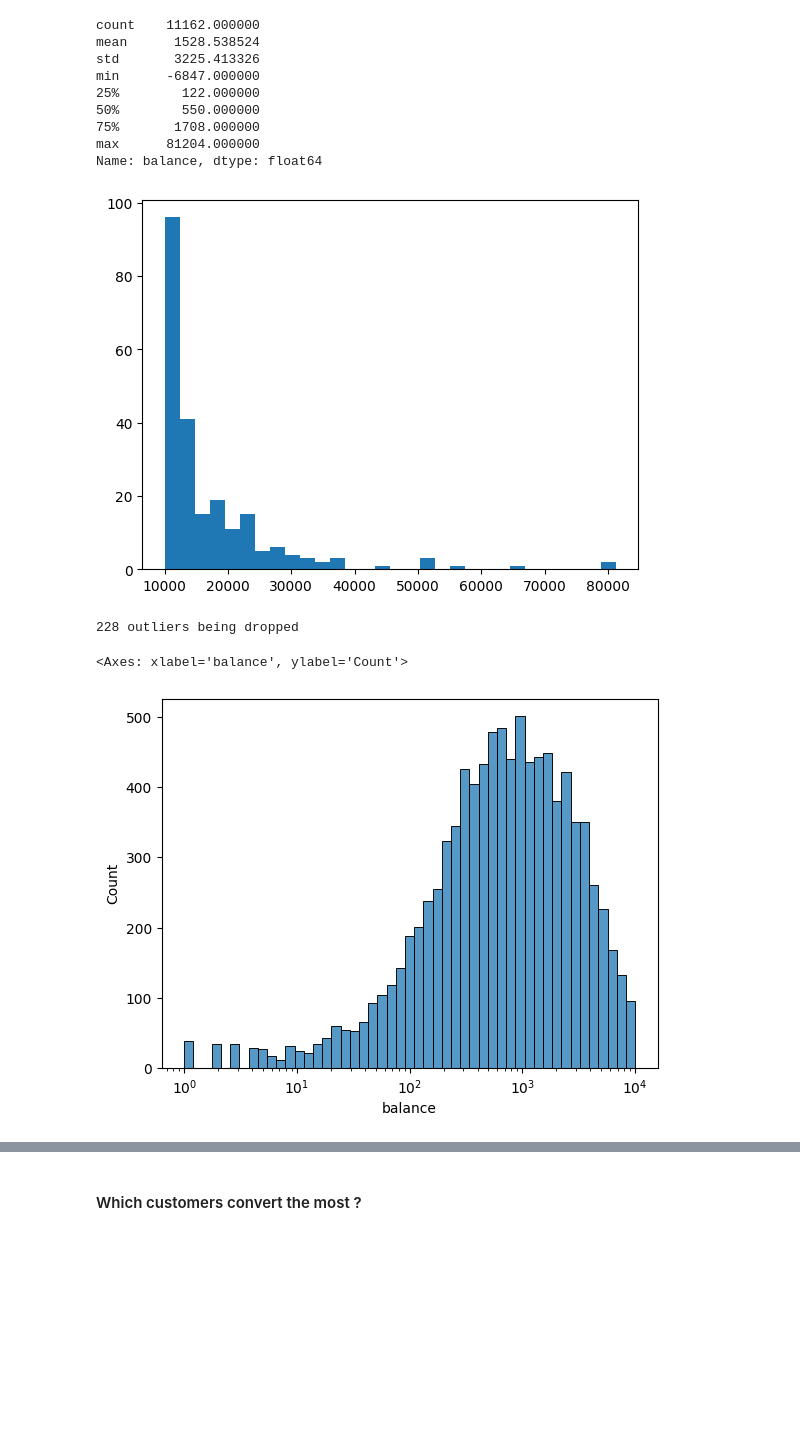
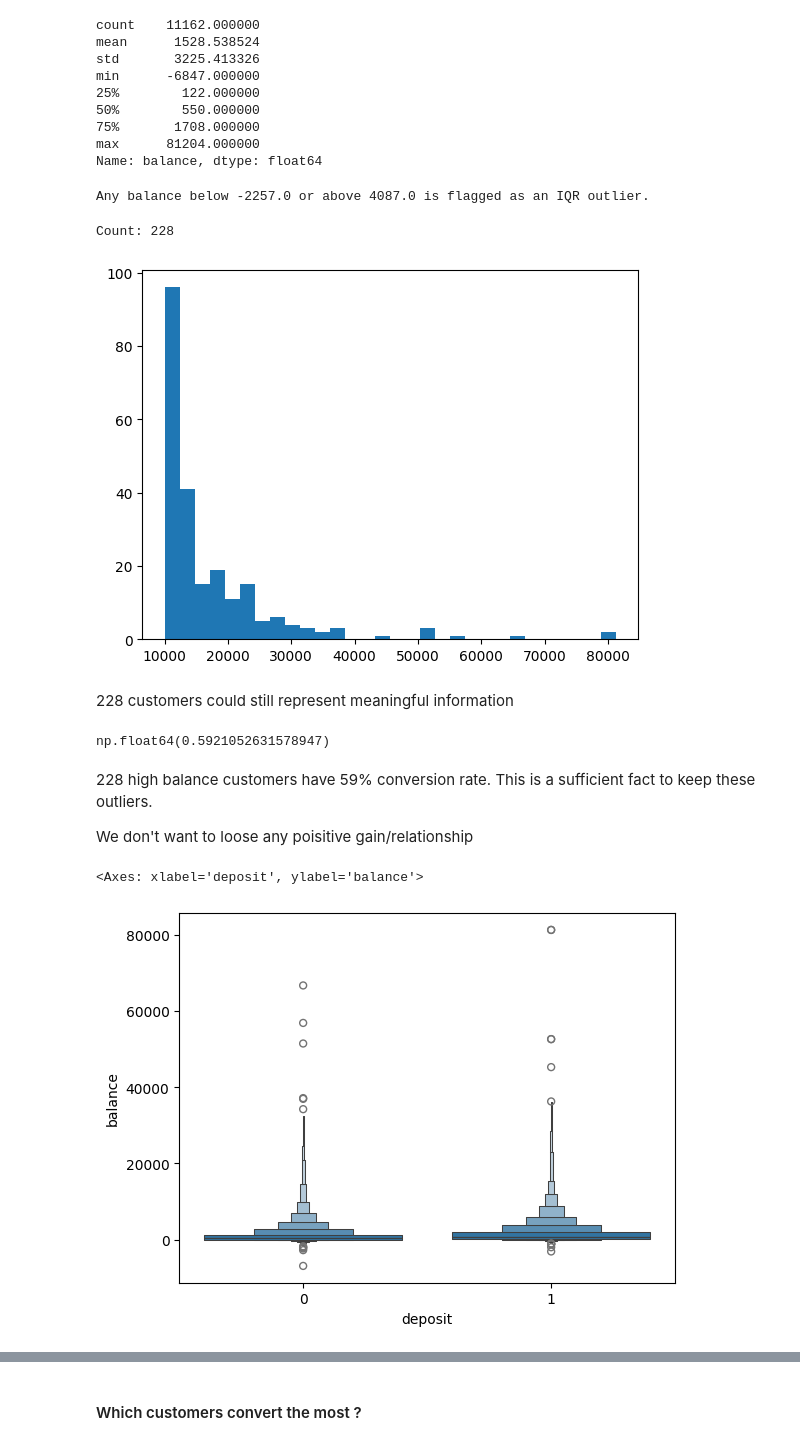
Before and after one commit to davprog9/Customer-Conversion-Prediction-and-Marketing-Optimization, a Jupyter notebook: Code/marketing.ipynb, the cells around one changed output, grey strips where cells are left out. Saved outputs shown, nothing was run; the diff lists cells and outputs as text; code cells hidden in the pictures; blank space fills up the shorter version.

```diff
--- a/Code/marketing.ipynb
+++ b/Code/marketing.ipynb
@@ -196,22 +181,41 @@ min      -6847.000000
 75%       1708.000000
 max      81204.000000
 Name: balance, dtype: float64
+# %%
+# Computing IQR (statistical outlier boundaries)
+q3 = 1708
+q1 = 122
+iqr = q3 - q1
+
+upper_boundary = q3 + 1.5*iqr
+lower_boundary = q1 - 1.5*iqr
+
+print(f"Any balance below {lower_boundary} or above {upper_boundary} is flagged as an IQR outlier.")
+# %% [output]
+Any balance below -2257.0 or above 4087.0 is flagged as an IQR outlier.
 # %%
 # Amount of people with a balance > 10000
 plt.hist(data[data["balance"] > 10000]["balance"], bins=30)
+print(f"Count: {len(data[data["balance"] > 10000]["balance"])}")
 plt.show()
 # %% [output]
+Count: 228
 [figure]
-# %%
-# Dropping outliers (Optional)
-print((data["balance"] > 10000).sum(),  "outliers being dropped")
-data = data[data["balance"] < 10000]
-# %% [output]
-228 outliers being dropped
+# %% [markdown]
+228 customers could still represent meaningful information
+# %%
+hb_customers = data[data["balance"] > 10000] # High balance customers
+hb_customers["deposit"].mean()
+# %% [output]
+np.float64(0.5921052631578947)
+# %% [markdown]
+228 high balance customers have 59% conversion rate.
+This is a sufficient fact to keep these outliers.
+
+We don't want to loose any poisitive gain/relationship
 # %%
-# Checking normalization
-sns.histplot(data["balance"], log_scale=True)
+sns.boxenplot(data=data, x="deposit", y="balance")
 # %% [output]
-<Axes: xlabel='balance', ylabel='Count'>
+<Axes: xlabel='deposit', ylabel='balance'>
-[figure, old version]
+[figure, new version]
 # %%
```
Also changed, not shown: parts of 32 cells of this notebook.
